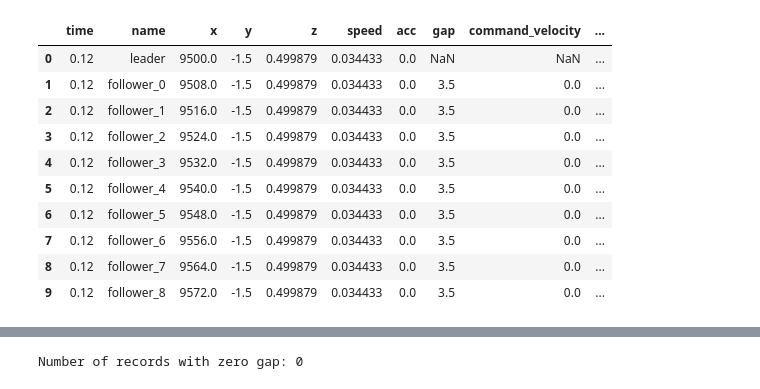
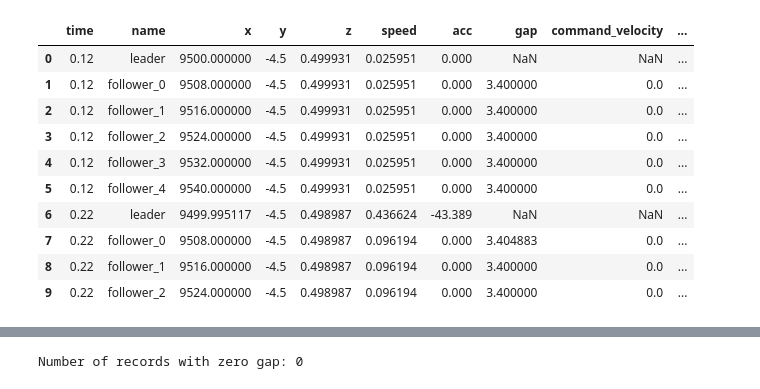
Before and after one commit to shihabict/carla_simulation, a Jupyter notebook: research/analysis_recorded_data.ipynb, the cells around one changed output, grey strips where cells are left out. Saved outputs shown, nothing was run; the diff lists cells and outputs as text; code cells hidden in the pictures.

```diff
--- a/research/analysis_recorded_data.ipynb
+++ b/research/analysis_recorded_data.ipynb
@@ -22,17 +24,17 @@ def load_data(file_path: str) -> pd.DataFrame:
     return df
 # %%
 # load recorded data
-data = load_data("Reports/sim_data_FS_nV_8.csv")
+data = load_data("Reports/sim_data_FS_nV_4_ref30.csv")
 data.head(10)
 # %% [output]
 |  | time | name | x | y | z | speed | acc | gap | command_velocity | ... |
-| 0 | 0.12 | leader | 9500.0 | -1.5 | 0.499879 | 0.034433 | 0.0 | NaN | NaN | ... |
-| 1 | 0.12 | follower_0 | 9508.0 | -1.5 | 0.499879 | 0.034433 | 0.0 | 3.5 | 0.0 | ... |
-| 2 | 0.12 | follower_1 | 9516.0 | -1.5 | 0.499879 | 0.034433 | 0.0 | 3.5 | 0.0 | ... |
-| 3 | 0.12 | follower_2 | 9524.0 | -1.5 | 0.499879 | 0.034433 | 0.0 | 3.5 | 0.0 | ... |
-| 4 | 0.12 | follower_3 | 9532.0 | -1.5 | 0.499879 | 0.034433 | 0.0 | 3.5 | 0.0 | ... |
-| 5 | 0.12 | follower_4 | 9540.0 | -1.5 | 0.499879 | 0.034433 | 0.0 | 3.5 | 0.0 | ... |
-| 6 | 0.12 | follower_5 | 9548.0 | -1.5 | 0.499879 | 0.034433 | 0.0 | 3.5 | 0.0 | ... |
-| 7 | 0.12 | follower_6 | 9556.0 | -1.5 | 0.499879 | 0.034433 | 0.0 | 3.5 | 0.0 | ... |
-| 8 | 0.12 | follower_7 | 9564.0 | -1.5 | 0.499879 | 0.034433 | 0.0 | 3.5 | 0.0 | ... |
-| 9 | 0.12 | follower_8 | 9572.0 | -1.5 | 0.499879 | 0.034433 | 0.0 | 3.5 | 0.0 | ... |
+| 0 | 0.12 | leader | 9500.000000 | -4.5 | 0.499931 | 0.025951 | 0.000 | NaN | NaN | ... |
+| 1 | 0.12 | follower_0 | 9508.000000 | -4.5 | 0.499931 | 0.025951 | 0.000 | 3.400000 | 0.0 | ... |
+| 2 | 0.12 | follower_1 | 9516.000000 | -4.5 | 0.499931 | 0.025951 | 0.000 | 3.400000 | 0.0 | ... |
+| 3 | 0.12 | follower_2 | 9524.000000 | -4.5 | 0.499931 | 0.025951 | 0.000 | 3.400000 | 0.0 | ... |
+| 4 | 0.12 | follower_3 | 9532.000000 | -4.5 | 0.499931 | 0.025951 | 0.000 | 3.400000 | 0.0 | ... |
+| 5 | 0.12 | follower_4 | 9540.000000 | -4.5 | 0.499931 | 0.025951 | 0.000 | 3.400000 | 0.0 | ... |
+| 6 | 0.22 | leader | 9499.995117 | -4.5 | 0.498987 | 0.436624 | -43.389 | NaN | NaN | ... |
+| 7 | 0.22 | follower_0 | 9508.000000 | -4.5 | 0.498987 | 0.096194 | 0.000 | 3.404883 | 0.0 | ... |
+| 8 | 0.22 | follower_1 | 9516.000000 | -4.5 | 0.498987 | 0.096194 | 0.000 | 3.400000 | 0.0 | ... |
+| 9 | 0.22 | follower_2 | 9524.000000 | -4.5 | 0.498987 | 0.096194 | 0.000 | 3.400000 | 0.0 | ... |
```
Also changed, not shown: parts of 25 cells of this notebook, 5 other files.
